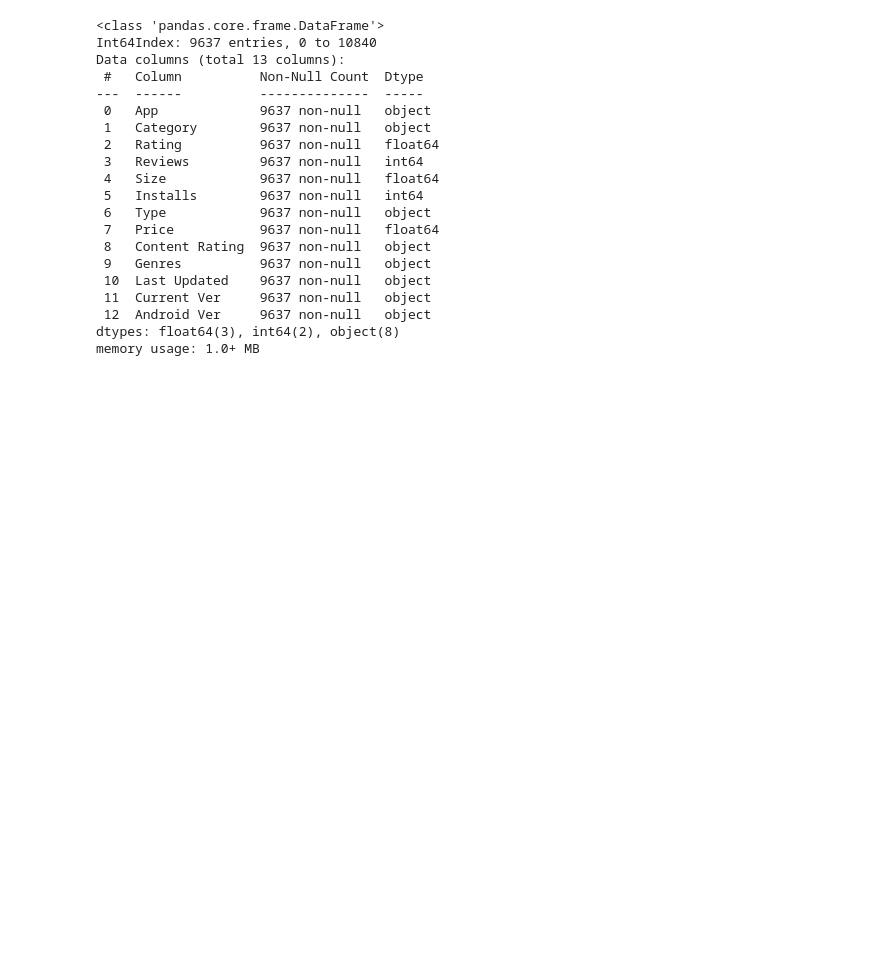
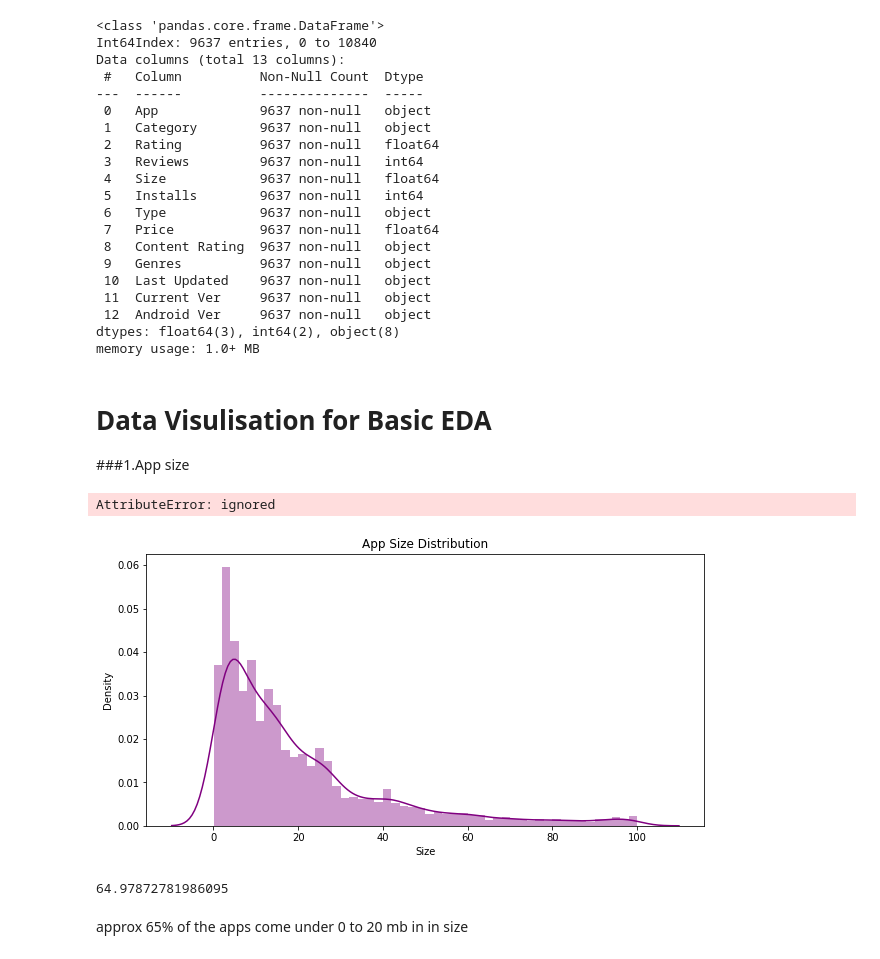
Before and after one commit to sunanda-debnath/EDA-PLAYSTORE-APP, a Jupyter notebook: Play_Store_App_Review_Analysis_Capstone_Project.ipynb, the cells around one changed output. Cells and saved outputs as stored; diff of their text form; code cells hidden in the pictures; blank space fills up the shorter version.

```diff
--- a/Play_Store_App_Review_Analysis_Capstone_Project.ipynb
+++ b/Play_Store_App_Review_Analysis_Capstone_Project.ipynb
@@ -298,3 +303,22 @@ Data columns (total 13 columns):
  12  Android Ver     9637 non-null   object
 dtypes: float64(3), int64(2), object(8)
 memory usage: 1.0+ MB
+# %% [markdown]
+# Data Visulisation for Basic EDA
+###1.App size
+# %%
+plt.figure(figsize=(10,5))
+sns.distplot(df_new['Size'],color='purple')
+plt.title('App Size Distribution')
+plt.ylebel('Frequency')
+plt.show()
+# %% [output]
+AttributeError: ignored
+[figure, added]
+# %%
+#Most of the apps size lie in 0 to 20 mb range
+(df_new[df_new['Size']<=20].shape[0]/df_new['Size'].shape[0])*100   # % of the apps size less or equal than to 20 mb
+# %% [output]
+64.97872781986095
+# %% [markdown]
+approx 65% of the apps come under 0 to 20 mb in in size
```
Also changed, not shown: parts of 2 cells of this notebook.
